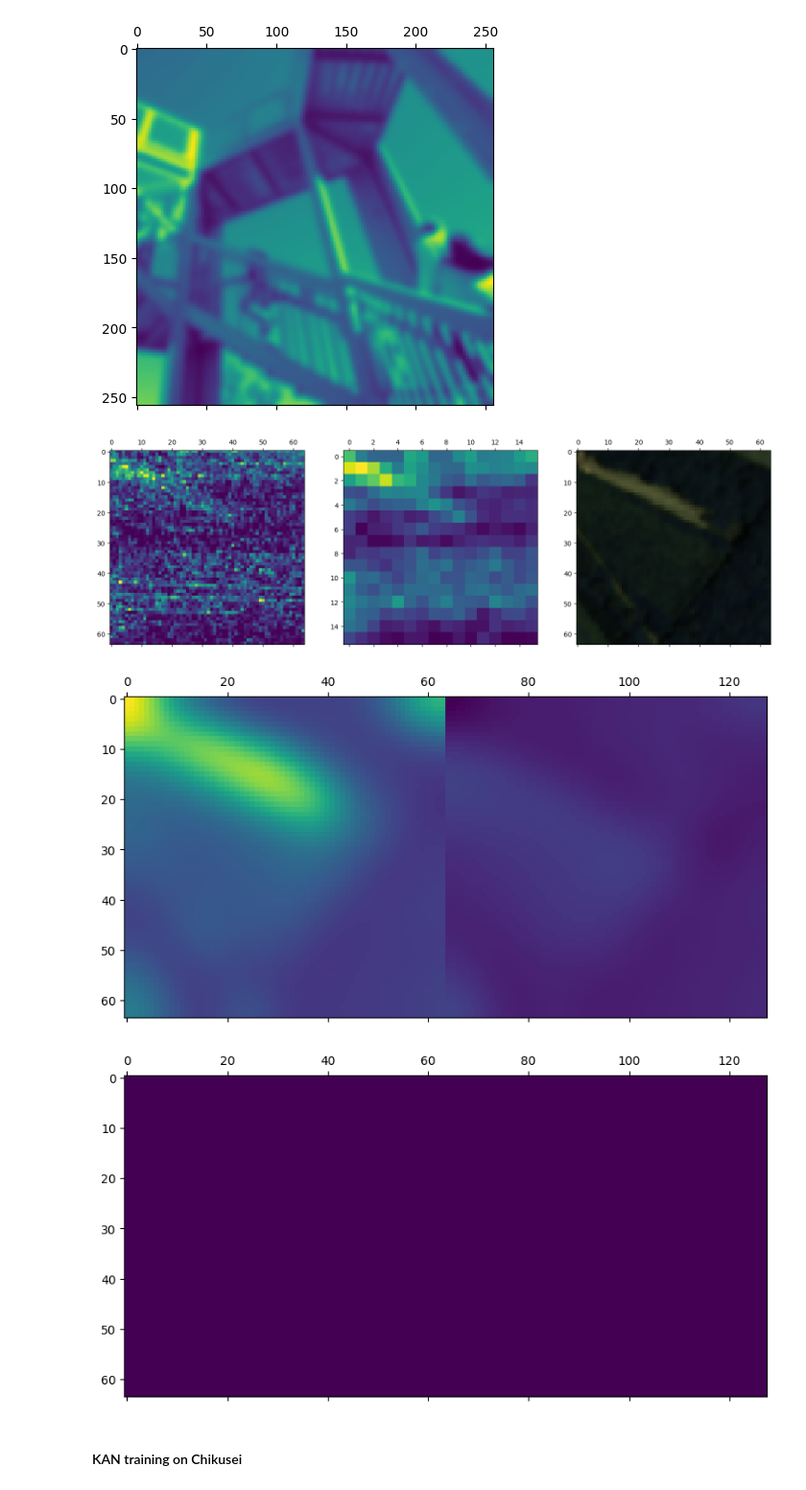
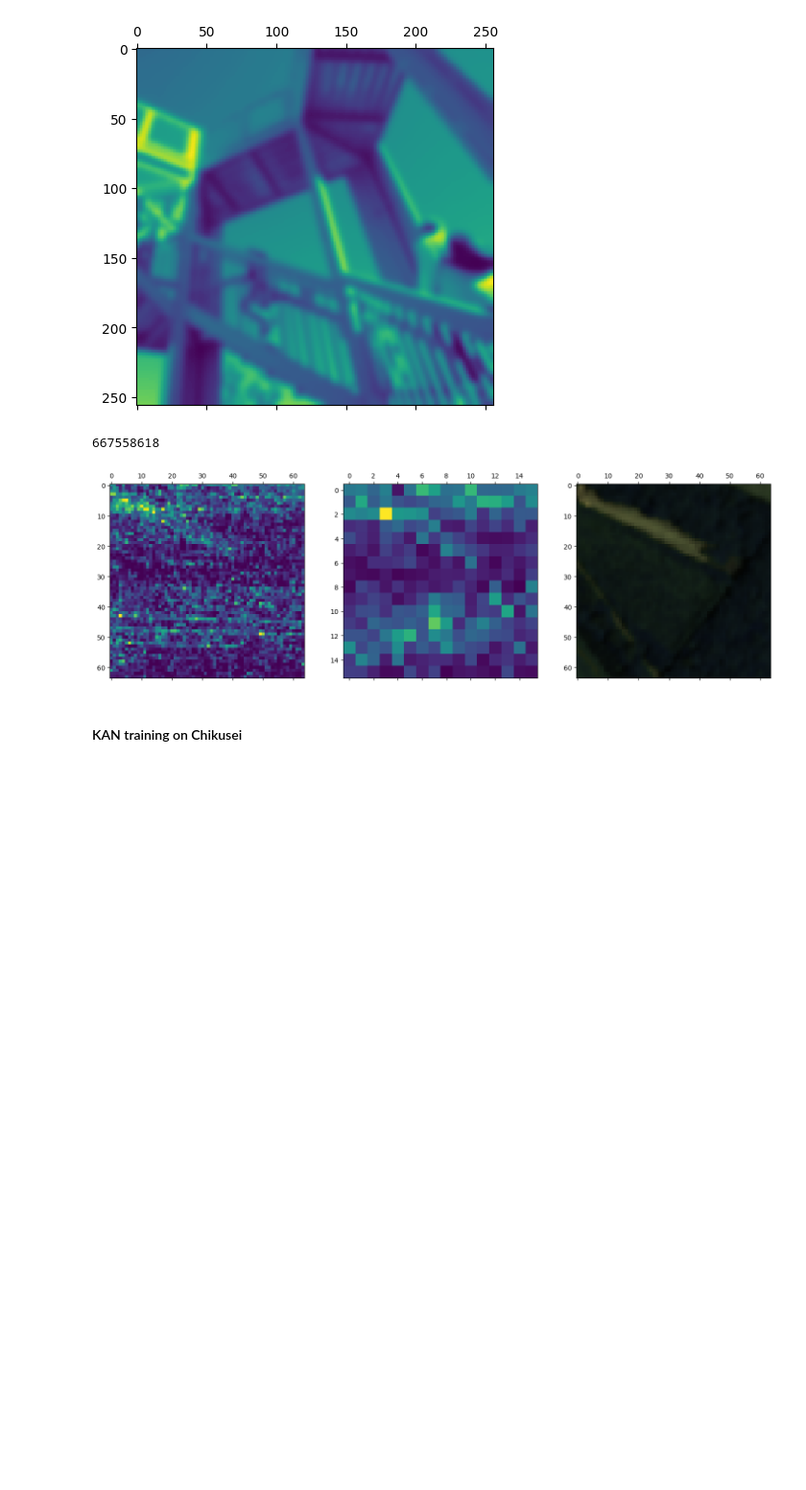
Before and after one commit to jtreguer/HSR-KAN, a Jupyter notebook: KAN_testing.ipynb, the cells around one changed output. Shown at 96% size. Saved outputs shown, nothing was run; the diff lists cells and outputs as text; code cells hidden in the pictures; blank space fills up the shorter version.

Commit message:
building dataset for Chikusei

```diff
--- a/KAN_testing.ipynb
+++ b/KAN_testing.ipynb
@@ -298,48 +304,62 @@ plt.show()
 # %%
 # Pick a Chikusei sample 64x64
 x, y = 1500, 1500
+
 res = 64
 scale = 4
-subres = res/scale
+subres = int(res/scale)
+sigma = 0.5
 gt_chikusei = hyperspectral_data[:,x:x+64,y:y+64]
 
 # Degrade spatial resolution
 gt_chikusei = rearrange(gt_chikusei,'c h w -> h w c')
-gt_chikusei.shape
 
-degradation_method = 1
+# Target degraded resolution HS
+lr_hs_chikusei = np.empty((int(gt_chikusei.shape[0]/scale),int(gt_chikusei.shape[1]/scale),gt_chikusei.shape[-1]))
+
+degradation_method = 3
 
 match degradation_method:
     case 1:
-        lr_hs_chikusei = resize(gt_chikusei, (16, 16, gt_chikusei.shape[-1]), anti_aliasing=True)
+        # skimage
+        lr_hs_chikusei = resize(gt_chikusei, (subres, subres, gt_chikusei.shape[-1]), anti_aliasing=True)
     case 2:
-        print("toto")
-        #downsampled_image = blurred_image[::2, ::2]
+        # 2D Gaussian blurring channel by channel scipy
+        blurred_hs = np.empty(gt_chikusei.shape)
+        for i in range(gt_chikusei.shape[2]):
+            blurred_hs[:,:,i] = gaussian_filter(gt_chikusei[:,:,i],sigma=sigma)
+        # Downsampling
+        lr_hs_chikusei = cv2_resize(blurred_hs,(subres,subres),interpolation=cv2.INTER_NEAREST)
+    case 3:
+        # OpenCV Gaussian blurring
+        blurred_hs = GaussianBlur(gt_chikusei,(3,3),sigmaX=sigma, borderType=0)
+        # Downsampling
+        lr_hs_chikusei = cv2_resize(blurred_hs,(subres,subres),interpolation=cv2.INTER_NEAREST)
     case _:
         print("No image degradation passed")
 
 
 fig, (ax1, ax2, ax3) = plt.subplots(1, 3)
 fig.set_size_inches(18,6)
 ax1.matshow(gt_chikusei[:,:,0])
 ax2.matshow(lr_hs_chikusei[:,:,0])
 ax3.matshow(image_to_plot[x:x+64,y:y+64,:])
 plt.show()
 
-# Approach 1
-blurred_gt = gaussian_filter(image_to_plot[x:x+64,y:y+64,:],sigma=5, axes=(0,1))
-plt.matshow(np.concat([blurred_gt[:,:,0],blurred_gt[:,:,1]-blurred_gt[:,:,0]],axis=1))
-plt.show()
+if 0:
+    # Approach 1
+    blurred_gt = gaussian_filter(image_to_plot[x:x+64,y:y+64,:],sigma=5, axes=(0,1))
+    plt.matshow(np.concat([blurred_gt[:,:,0],blurred_gt[:,:,1]-blurred_gt[:,:,0]],axis=1))
+    plt.show()
 
-# Approach 2
-blurred_gt2 = np.zeros((64,64,3))
-for i in range(3):
-    blurred_gt2[:,:,i] = gaussian_filter(image_to_plot[x:x+64,y:y+64,i],sigma=5)
-plt.matshow(np.concat([blurred_gt2[:,:,0]-blurred_gt[:,:,0],blurred_gt2[:,:,1]-blurred_gt[:,:,1]],axis=1))
-plt.show()
+    # Approach 2
+    blurred_gt2 = np.zeros((64,64,3))
+    for i in range(3):
+        blurred_gt2[:,:,i] = gaussian_filter(image_to_plot[x:x+64,y:y+64,i],sigma=5)
+    plt.matshow(np.concat([blurred_gt2[:,:,0]-blurred_gt[:,:,0],blurred_gt2[:,:,1]-blurred_gt[:,:,1]],axis=1))
+    plt.show()
 # %% [output]
+667558618
-[figure, old version]
+[figure, new version]
-[figure, removed]
-[figure, removed]
 # %% [markdown]
 #### KAN training on Chikusei
```
Also changed, not shown: parts of 9 cells of this notebook, 1 other file.
